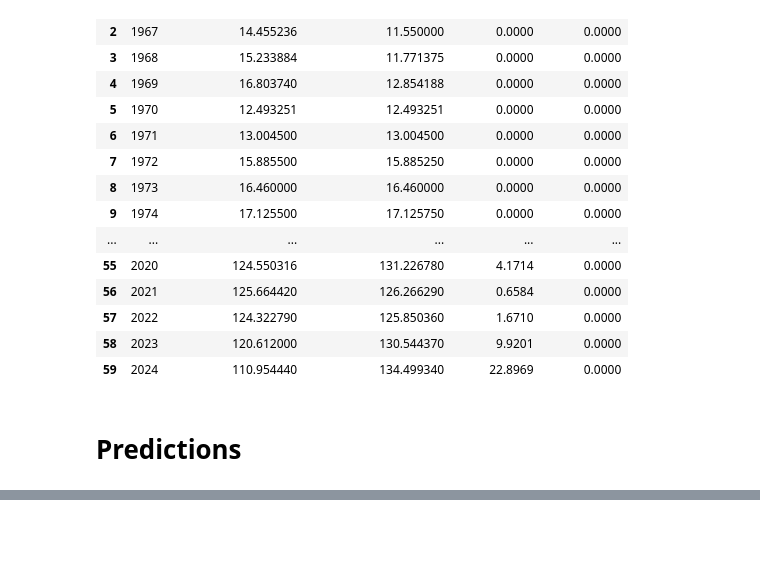
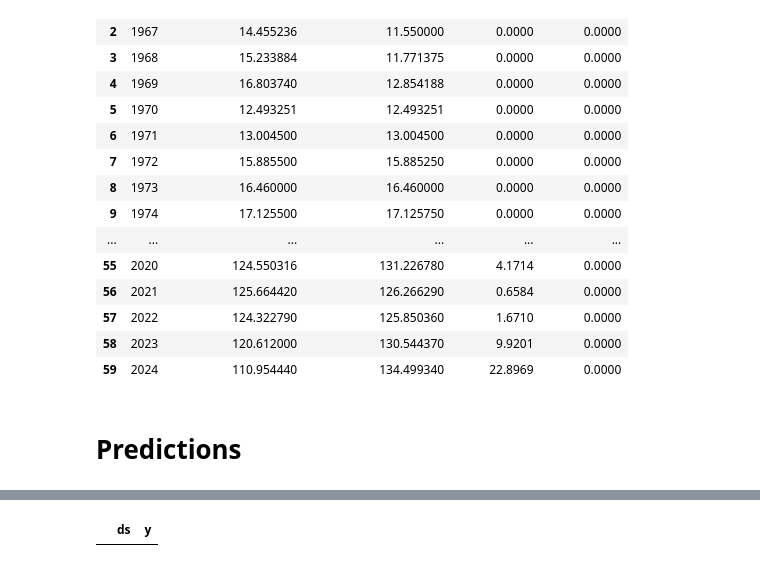
Before and after one commit to Alphalejo/Colombian_energy_balance, a Jupyter notebook: draft.ipynb, the cells around one changed output, grey strips where cells are left out. Cells and saved outputs as stored; diff of their text form; code cells hidden in the pictures; blank space fills up the shorter version.

```diff
--- a/draft.ipynb
+++ b/draft.ipynb
@@ -82,0 +235,4 @@ electricity_production_df.to_csv("./data/processed/electricity_production.csv",
+# %%
+test
+# %% [output]
+|  | ds | y |
```
Also changed, not shown: parts of 10 cells of this notebook, 13 other files.
